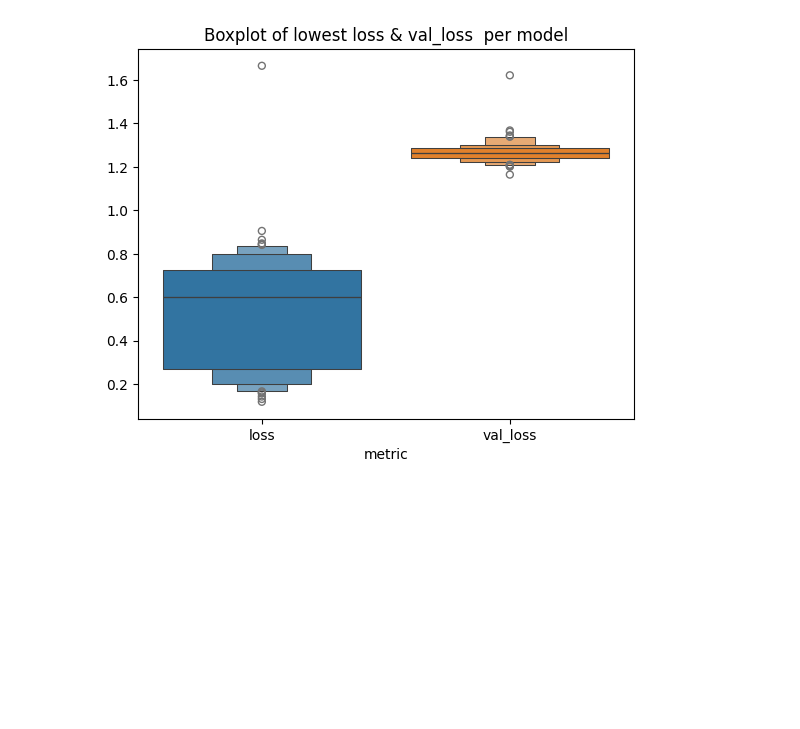
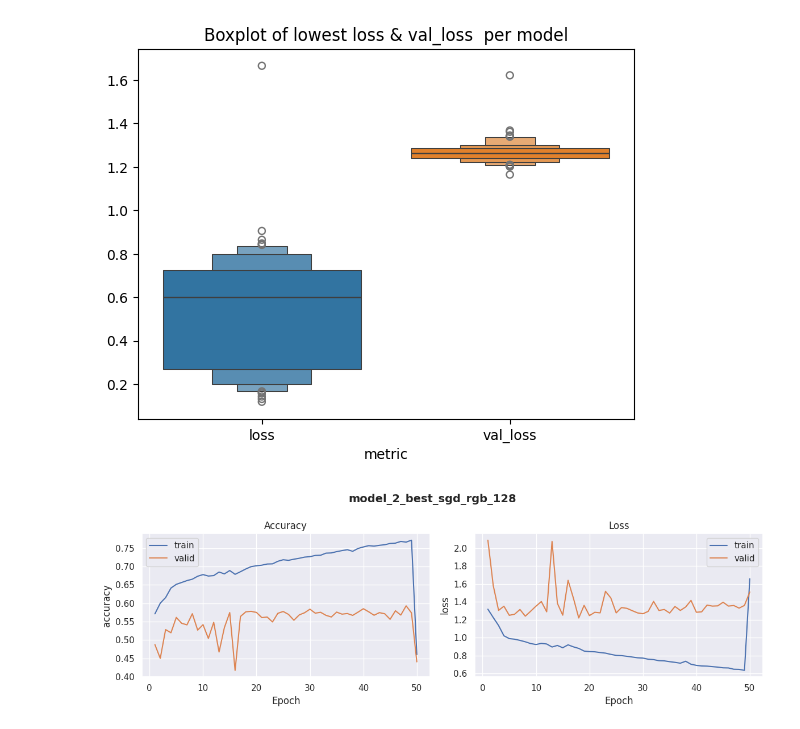
Before and after one commit to DeusNexus/iu-emotion-classification-tensorflow, a Jupyter notebook: notebooks/training_evaluation.ipynb, the cells around one changed output. Cells and saved outputs as stored; diff of their text form; code cells hidden in the pictures; blank space fills up the shorter version.

Commit message:
Fix Images

```diff
--- a/notebooks/training_evaluation.ipynb
+++ b/notebooks/training_evaluation.ipynb
@@ -49,7 +49,7 @@ The file with the highest val_loss is: ../models/training/history/model_3_best_n
 The highest val_loss is: 2497.628173828125
 # %%
 # Best peforming model based on validation accuracy is model_2_best_sgd_rgb_128_augment
-best_model = '../models/training/history/model_2_best_sgd_rgb_128_augment_history.json'
+best_model_name = 'model_2_best_sgd_rgb_128'
 # %%
 # Specify how many best peforming models to show based on val_accuracy
 n_best = 10
@@ -338,3 +357,29 @@ plt.title('Boxplot of lowest loss & val_loss  per model')
 plt.show()
 # %% [output]
 [figure]
+# %%
+winning_model = df[df['model'] == best_model_name]
+
+sns.set()
+fig = plt.figure(0, (12, 4))
+
+plt.suptitle(best_model_name,weight='bold', fontsize=14)
+
+ax = plt.subplot(1, 2, 1)
+sns.lineplot(x=winning_model['epoch'], y=winning_model['accuracy'], label='train')
+sns.lineplot(x=winning_model['epoch'], y=winning_model['val_accuracy'], label='valid')
+plt.title('Accuracy')
+plt.xlabel('Epoch')
+plt.tight_layout()
+
+ax = plt.subplot(1, 2, 2)
+sns.lineplot(x=winning_model['epoch'], y=winning_model['loss'], label='train')
+sns.lineplot(x=winning_model['epoch'], y=winning_model['val_loss'], label='valid')
+plt.title('Loss')
+plt.xlabel('Epoch')
+plt.tight_layout()
+
+plt.savefig('../images/best_model_metrics.png')
+plt.show()
+# %% [output]
+[figure, added]
```
Also changed, not shown: parts of 2 cells of this notebook, 1 other file.
